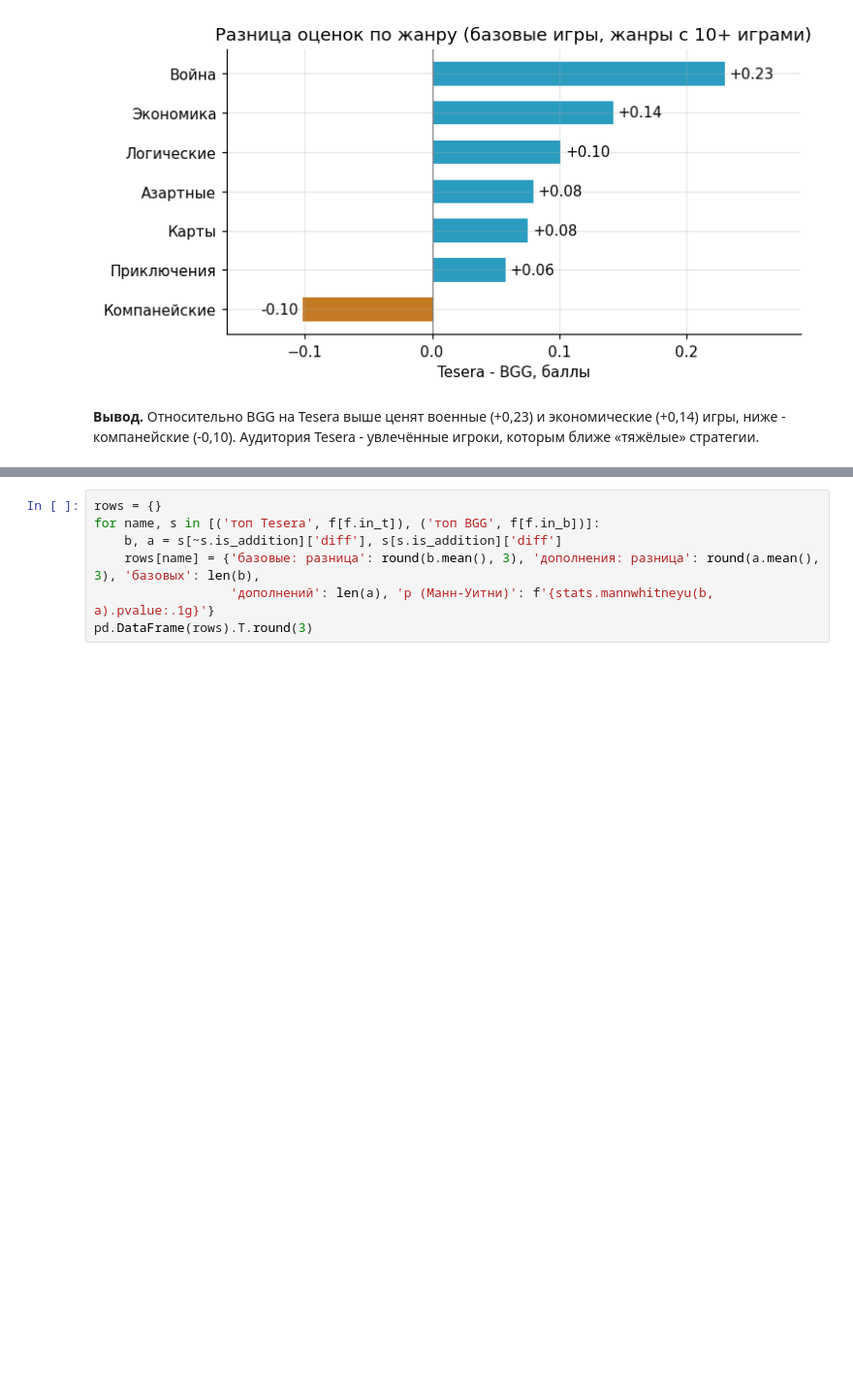
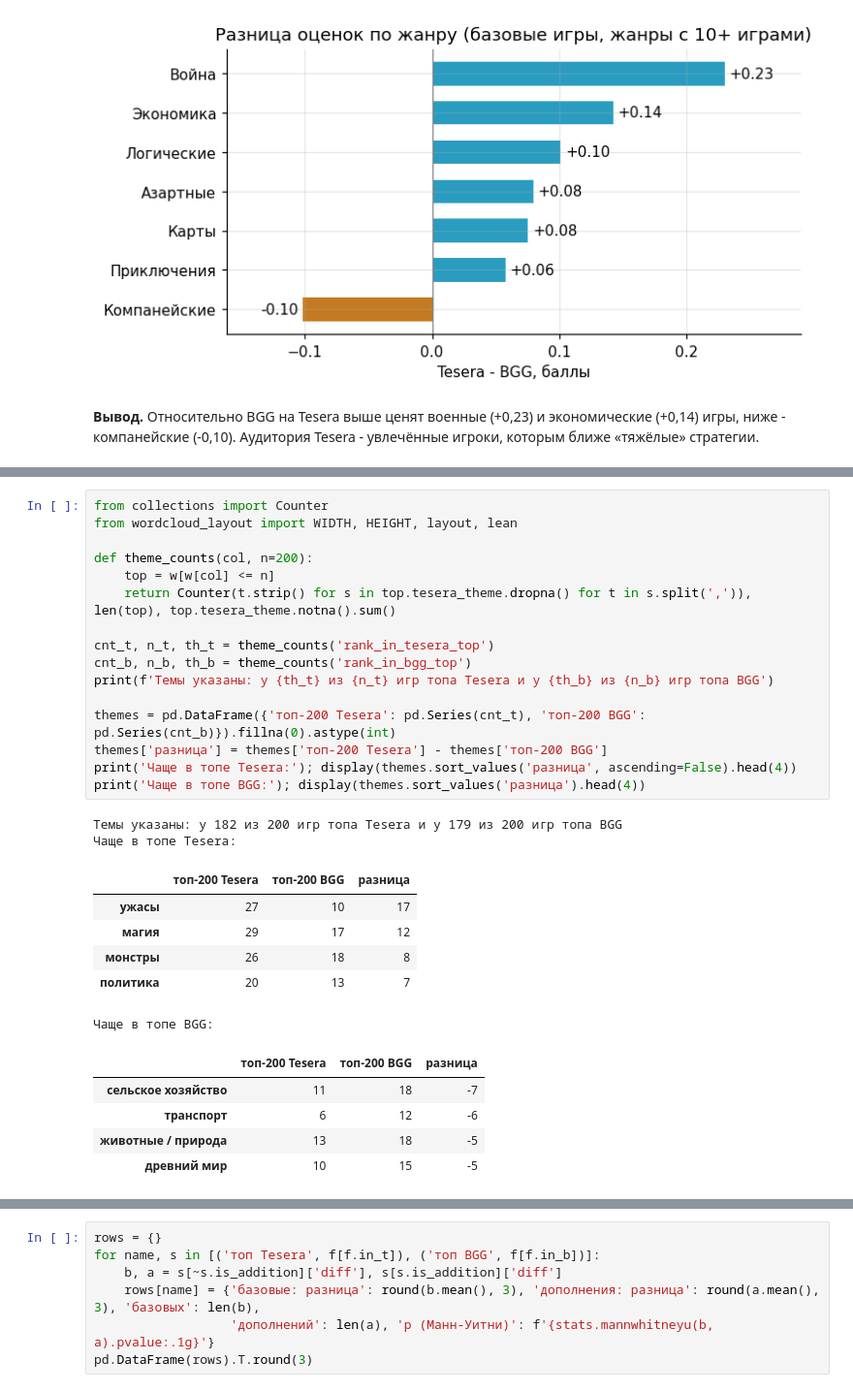
Before and after one commit to Viktor-VK/portfolio, a Jupyter notebook: Сравнение рейтингов Tesera и BGG/01_анализ_рейтингов.ipynb, the cells around one changed output, grey strips where cells are left out. Shown at 97% size. Saved outputs shown, nothing was run; the diff lists cells and outputs as text; blank space fills up the shorter version.

```diff
--- a/Сравнение рейтингов Tesera и BGG/01_анализ_рейтингов.ipynb
+++ b/Сравнение рейтингов Tesera и BGG/01_анализ_рейтингов.ipynb
@@ -156,0 +161,30 @@ plt.show()
+# %%
+from collections import Counter
+from wordcloud_layout import WIDTH, HEIGHT, layout, lean
+
+def theme_counts(col, n=200):
+    top = w[w[col] <= n]
+    return Counter(t.strip() for s in top.tesera_theme.dropna() for t in s.split(',')), len(top), top.tesera_theme.notna().sum()
+
+cnt_t, n_t, th_t = theme_counts('rank_in_tesera_top')
+cnt_b, n_b, th_b = theme_counts('rank_in_bgg_top')
+print(f'Темы указаны: у {th_t} из {n_t} игр топа Tesera и у {th_b} из {n_b} игр топа BGG')
+
+themes = pd.DataFrame({'топ-200 Tesera': pd.Series(cnt_t), 'топ-200 BGG': pd.Series(cnt_b)}).fillna(0).astype(int)
+themes['разница'] = themes['топ-200 Tesera'] - themes['топ-200 BGG']
+print('Чаще в топе Tesera:'); display(themes.sort_values('разница', ascending=False).head(4))
+print('Чаще в топе BGG:'); display(themes.sort_values('разница').head(4))
+# %% [output]
+Темы указаны: у 182 из 200 игр топа Tesera и у 179 из 200 игр топа BGG
+Чаще в топе Tesera:
+|  | топ-200 Tesera | топ-200 BGG | разница |
+| ужасы | 27 | 10 | 17 |
+| магия | 29 | 17 | 12 |
+| монстры | 26 | 18 | 8 |
+| политика | 20 | 13 | 7 |
+Чаще в топе BGG:
+|  | топ-200 Tesera | топ-200 BGG | разница |
+| сельское хозяйство | 11 | 18 | -7 |
+| транспорт | 6 | 12 | -6 |
+| животные / природа | 13 | 18 | -5 |
+| древний мир | 10 | 15 | -5 |
```
Also changed, not shown: parts of 8 cells of this notebook, 5 other files.
